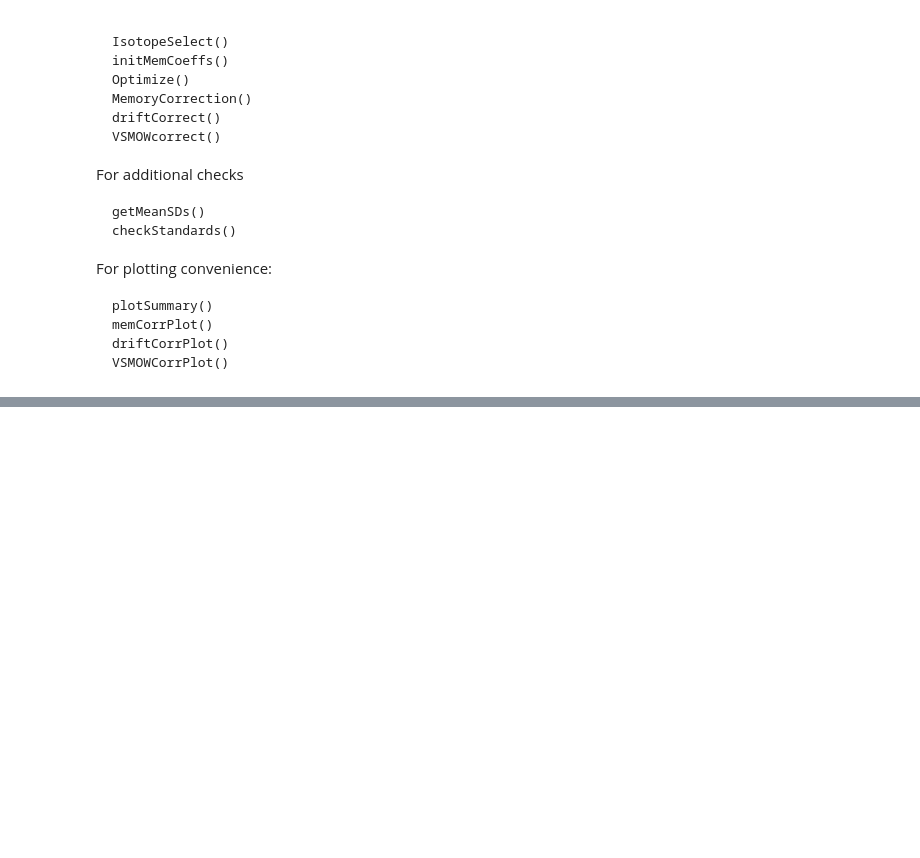
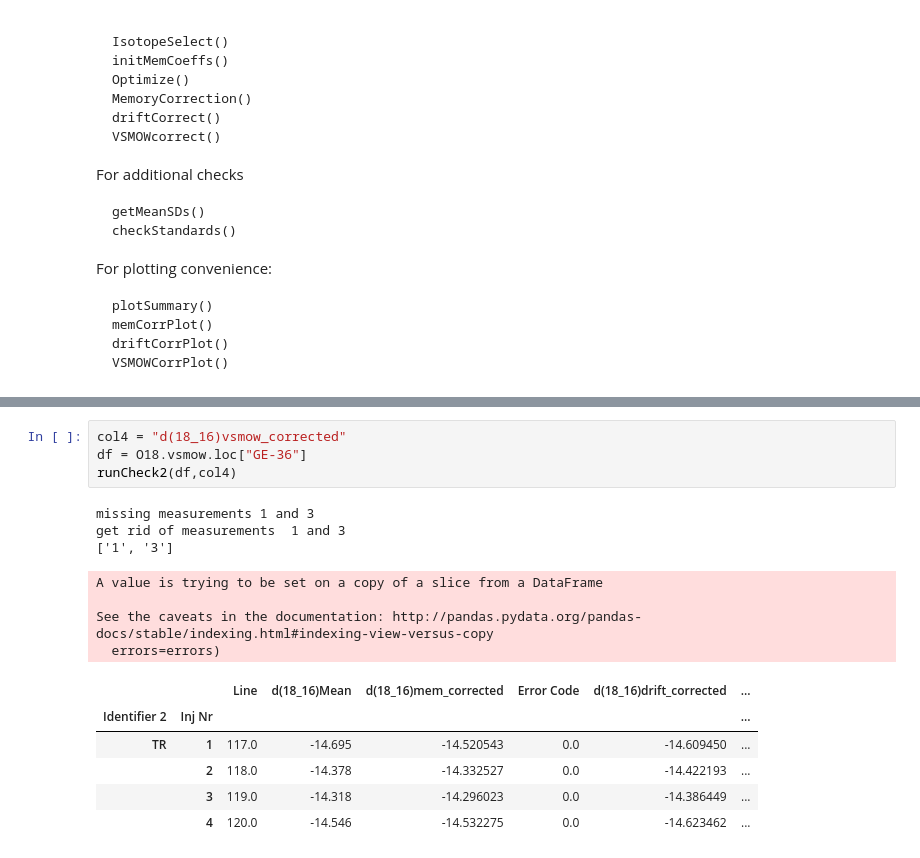
Before and after one commit to tr1813/picarro-calculator, a Jupyter notebook: ipynb/Picarro class.ipynb, the cells around one changed output, grey strips where cells are left out. Cells and saved outputs as stored; diff of their text form; blank space fills up the shorter version.

Commit message:
added the method for filtering
nice data

```diff
--- a/ipynb/Picarro class.ipynb
+++ b/ipynb/Picarro class.ipynb
@@ -106,0 +223,18 @@ pica.DatatoCSV(O18,D)
+# %%
+col4 = "d(18_16)vsmow_corrected"
+df = O18.vsmow.loc["GE-36"]
+runCheck2(df,col4)
+# %% [output]
+missing measurements 1 and 3
+get rid of measurements  1 and 3
+['1', '3']
+A value is trying to be set on a copy of a slice from a DataFrame
+
+See the caveats in the documentation: http://pandas.pydata.org/pandas-docs/stable/indexing.html#indexing-view-versus-copy
+  errors=errors)
+|  |  | Line | d(18_16)Mean | d(18_16)mem_corrected | Error Code | d(18_16)drift_corrected | ... |
+| Identifier 2 | Inj Nr |  |  |  |  |  | ... |
+| TR | 1 | 117.0 | -14.695 | -14.520543 | 0.0 | -14.609450 | ... |
+|  | 2 | 118.0 | -14.378 | -14.332527 | 0.0 | -14.422193 | ... |
+|  | 3 | 119.0 | -14.318 | -14.296023 | 0.0 | -14.386449 | ... |
+|  | 4 | 120.0 | -14.546 | -14.532275 | 0.0 | -14.623462 | ... |
```
Also changed, not shown: parts of 11 cells of this notebook, 3 other files.
